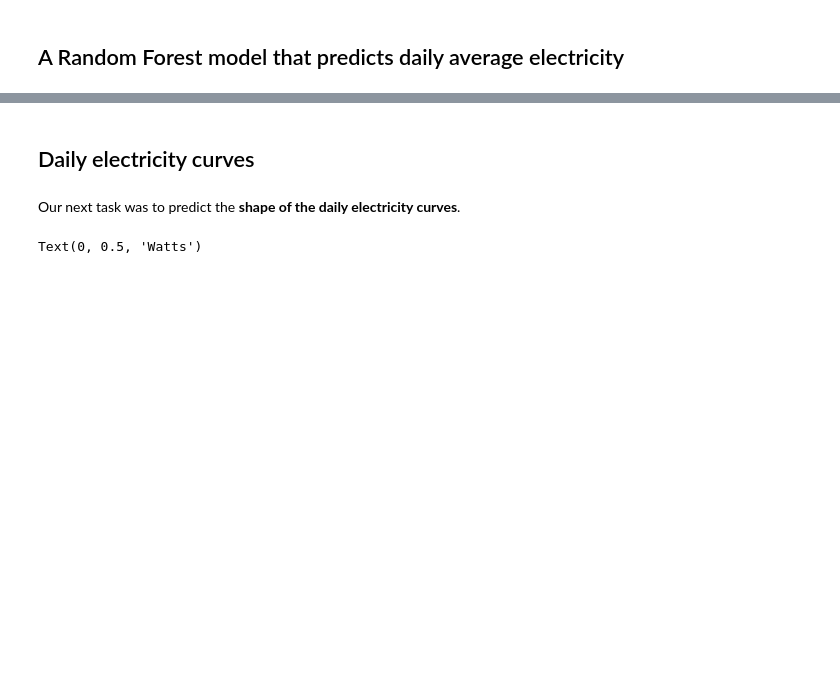
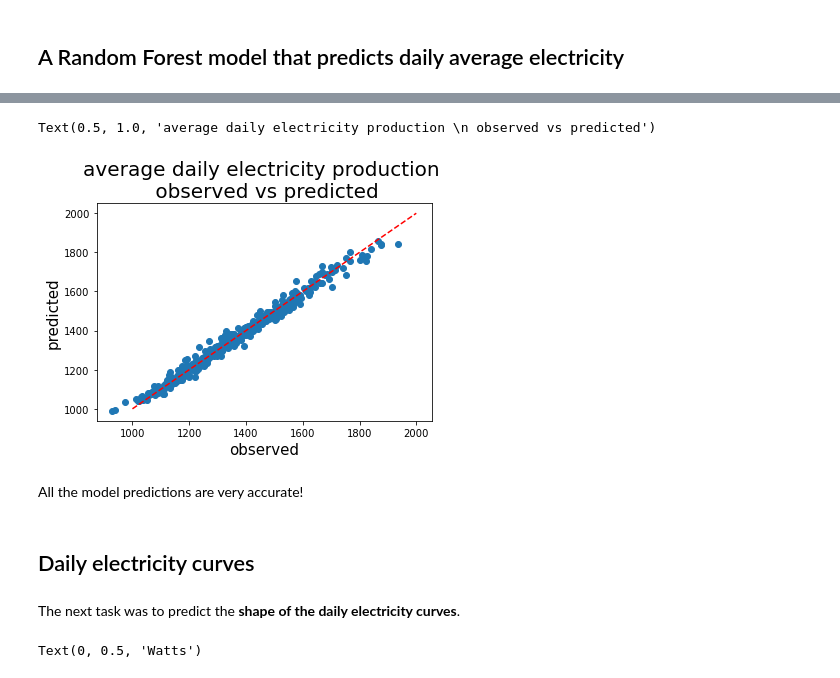
Before and after one commit to um-perez-alvaro/Data-Science-Projects, a Jupyter notebook: Report.ipynb, the cells around one changed output, grey strips where cells are left out. Drawn from its saved outputs; the diff is of its cells as text; code cells hidden in the pictures; blank space fills up the shorter version.

```diff
--- a/Report.ipynb
+++ b/Report.ipynb
@@ -291,3 +293,15 @@ Text(0.5, 1.0, 'average NYC electricity produced - CAPITL zone \n (Jan 2020 - Ma
+# %%
+# observed vs predicted
+plt.scatter(y,y_pred)
+plt.xlabel('observed', fontsize=15)
+plt.ylabel('predicted', fontsize=15)
+plt.plot([1000,2000],[1000,2000],'r--')
+plt.title('average daily electricity production \n observed vs predicted', fontsize=20)
+# %% [output]
+Text(0.5, 1.0, 'average daily electricity production \n observed vs predicted')
+[figure, added]
+# %% [markdown]
+All the model predictions are very accurate!
 # %%
 # save model
 import pickle
@@ -298,7 +312,7 @@ with open(pkl_filename, 'wb') as file:
 # %% [markdown]
 ## Daily electricity curves
 # %% [markdown]
-Our next task was to predict the **shape of the daily electricity curves**.
+The next task was to predict the **shape of the daily electricity curves**.
 # %%
 data_table = pd.pivot_table(data = load, values = 'Load', index = load.index.time, columns = load.index.date)
 # subtract the mean
```
Also changed, not shown: parts of 21 cells of this notebook.
